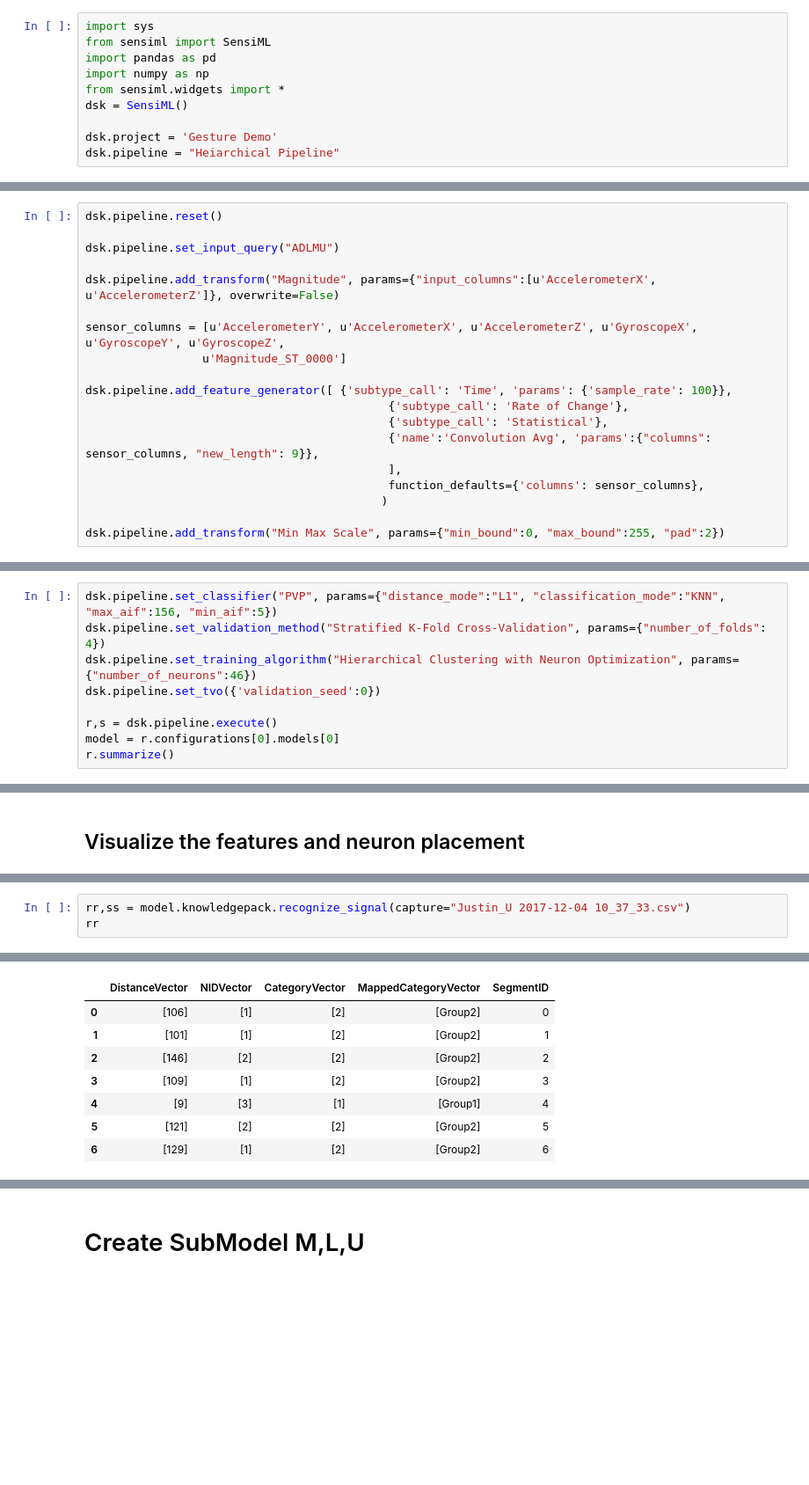
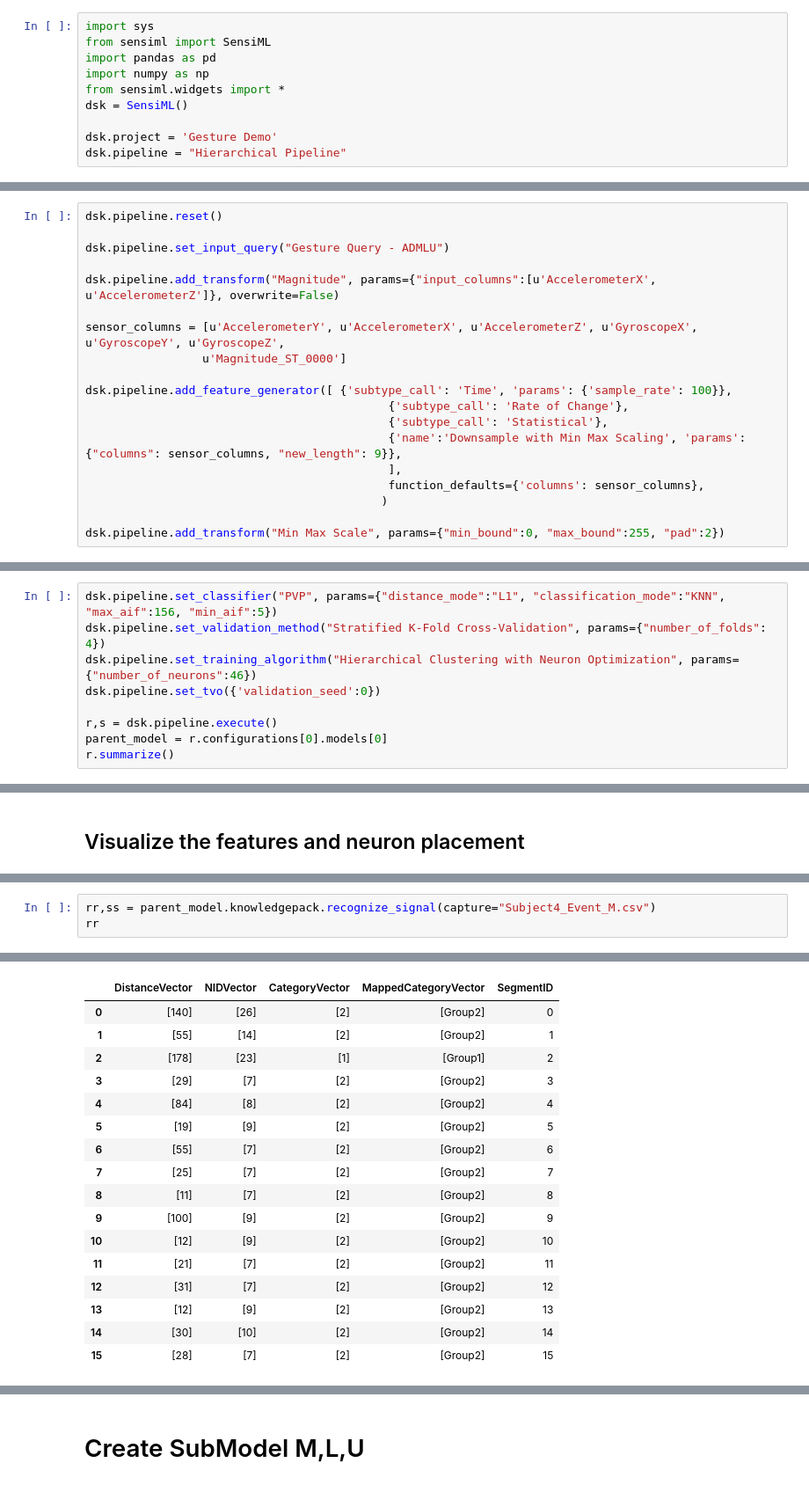
Before and after one commit to sensiml/AnalyticStudioTutorials, a Jupyter notebook: KB Basics - Creating a Heiarchical Model.ipynb, the cells around one changed output, grey strips where cells are left out. Shown: that part at 88% size. Cells and saved outputs as stored; diff of their text form; blank space fills up the shorter version.

```diff
--- a/KB Basics - Creating a Heiarchical Model.ipynb
+++ b/KB Basics - Creating a Heiarchical Model.ipynb
@@ -13,4 +15,4 @@ from sensiml.widgets import *
 dsk = SensiML()
 
 dsk.project = 'Gesture Demo'
-dsk.pipeline = "Heiarchical Pipeline"
+dsk.pipeline = "Hierarchical Pipeline"
@@ -41,7 +42,7 @@ QueryWidget(dsk).create_widget()
 # %%
 dsk.pipeline.reset()
 
-dsk.pipeline.set_input_query("ADLMU")
+dsk.pipeline.set_input_query("Gesture Query - ADMLU")
 
 dsk.pipeline.add_transform("Magnitude", params={"input_columns":[u'AccelerometerX', u'AccelerometerZ']}, overwrite=False)
 
@@ -51,7 +52,7 @@ sensor_columns = [u'AccelerometerY', u'AccelerometerX', u'AccelerometerZ', u'Gyr
 dsk.pipeline.add_feature_generator([ {'subtype_call': 'Time', 'params': {'sample_rate': 100}},
                                             {'subtype_call': 'Rate of Change'},
                                             {'subtype_call': 'Statistical'},
-                                            {'name':'Convolution Avg', 'params':{"columns": sensor_columns, "new_length": 9}},
+                                            {'name':'Downsample with Min Max Scaling', 'params':{"columns": sensor_columns, "new_length": 9}},
                                             ],
                                             function_defaults={'columns': sensor_columns},
                                            )
@@ -101,7 +102,7 @@ dsk.pipeline.set_training_algorithm("Hierarchical Clustering with Neuron Optimiz
 dsk.pipeline.set_tvo({'validation_seed':0})
 
 r,s = dsk.pipeline.execute()
-model = r.configurations[0].models[0]
+parent_model = r.configurations[0].models[0]
 r.summarize()
 # %% [output]
 Executing Pipeline with Steps:
@@ -147,4 +148,4 @@ dsk.list_captures().head()
 # %%
-rr,ss = model.knowledgepack.recognize_signal(capture="Justin_U 2017-12-04 10_37_33.csv")
+rr,ss = parent_model.knowledgepack.recognize_signal(capture="Subject4_Event_M.csv")
 rr
 # %% [output]
@@ -156,9 +159,18 @@ Results Retrieved.
 |  | DistanceVector | NIDVector | CategoryVector | MappedCategoryVector | SegmentID |
-| 0 | [106] | [1] | [2] | [Group2] | 0 |
-| 1 | [101] | [1] | [2] | [Group2] | 1 |
-| 2 | [146] | [2] | [2] | [Group2] | 2 |
-| 3 | [109] | [1] | [2] | [Group2] | 3 |
-| 4 | [9] | [3] | [1] | [Group1] | 4 |
-| 5 | [121] | [2] | [2] | [Group2] | 5 |
-| 6 | [129] | [1] | [2] | [Group2] | 6 |
+| 0 | [140] | [26] | [2] | [Group2] | 0 |
+| 1 | [55] | [14] | [2] | [Group2] | 1 |
+| 2 | [178] | [23] | [1] | [Group1] | 2 |
+| 3 | [29] | [7] | [2] | [Group2] | 3 |
+| 4 | [84] | [8] | [2] | [Group2] | 4 |
+| 5 | [19] | [9] | [2] | [Group2] | 5 |
+| 6 | [55] | [7] | [2] | [Group2] | 6 |
+| 7 | [25] | [7] | [2] | [Group2] | 7 |
+| 8 | [11] | [7] | [2] | [Group2] | 8 |
+| 9 | [100] | [9] | [2] | [Group2] | 9 |
+| 10 | [12] | [9] | [2] | [Group2] | 10 |
+| 11 | [21] | [7] | [2] | [Group2] | 11 |
+| 12 | [31] | [7] | [2] | [Group2] | 12 |
+| 13 | [12] | [9] | [2] | [Group2] | 13 |
+| 14 | [30] | [10] | [2] | [Group2] | 14 |
+| 15 | [28] | [7] | [2] | [Group2] | 15 |
 # %% [markdown]
```
Also changed, not shown: parts of 40 cells of this notebook, 1 other file.
